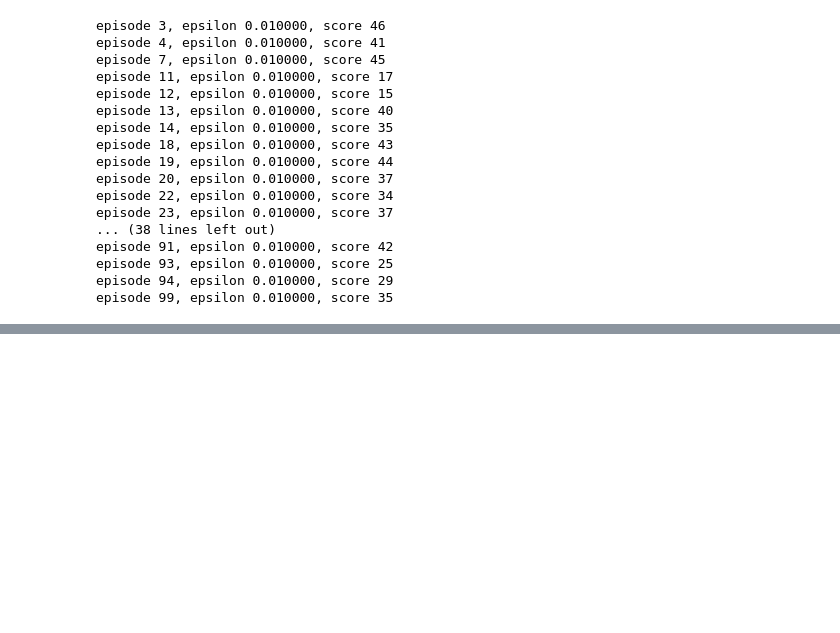
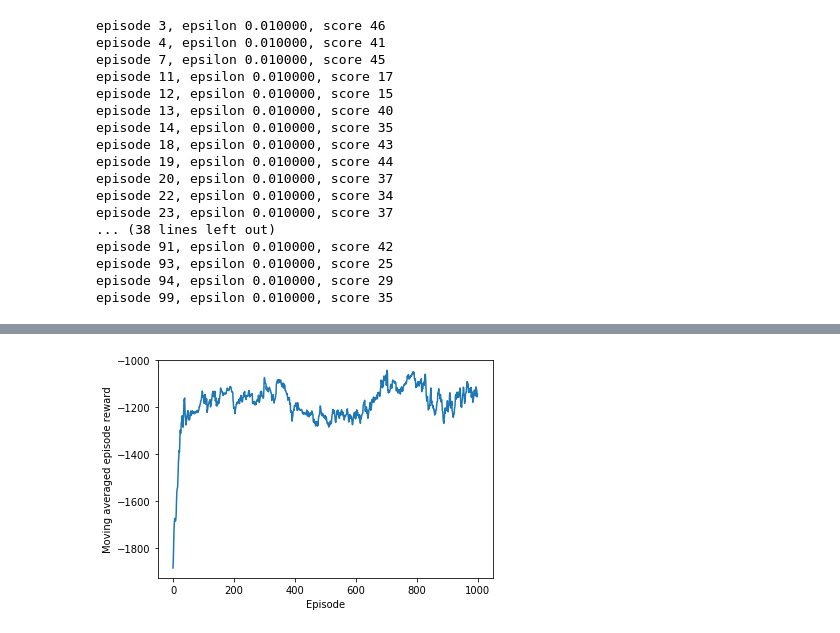
Before and after one commit to LouisYZK/dist, a Jupyter notebook: BaseLib/tf2_preview.ipynb, the cells around one changed output, grey strips where cells are left out. Saved outputs shown, nothing was run; the diff lists cells and outputs as text; code cells hidden in the pictures; blank space fills up the shorter version.

```diff
--- a/BaseLib/tf2_preview.ipynb
+++ b/BaseLib/tf2_preview.ipynb
@@ -498,0 +602,39 @@ plt.show()
+# %%
+all_ep_r = []
+ppo = PPO()
+for ep in range(EP_MAX):
+    s = env.reset()
+    buffer_s, buffer_a, buffer_r = [], [], []
+    ep_r = 0
+    for t in range(EP_LEN):    # in one episode
+#         s = env.render()
+        a = ppo.pi.choose_action(s)
+        s_, r, done, _ = env.step(a)
+        buffer_s.append(s)
+        buffer_a.append(a)
+        buffer_r.append((r+8)/8)    # normalize reward, find to be useful
+        s = s_
+        ep_r += r
+
+        # update ppo
+        if (t+1) % BATCH == 0 or t == EP_LEN-1:
+            v_s_ = ppo.critic_net(s).numpy().ravel()
+            discounted_r = []
+            for r in buffer_r[::-1]:
+                v_s_ = r + GAMMA * v_s_
+                discounted_r.append(v_s_)
+            discounted_r.reverse()
+
+            bs, ba, br = np.vstack(buffer_s), np.vstack(buffer_a), np.array(discounted_r)[:, np.newaxis]
+            buffer_s, buffer_a, buffer_r = [], [], []
+            ppo.update(bs, ba, br)
+    if ep == 0: all_ep_r.append(ep_r)
+    else: all_ep_r.append(all_ep_r[-1]*0.9 + ep_r*0.1)
+    print(
+        'Ep: %i' % ep,
+        "|Ep_r: %i" % ep_r,
+        ("|Lam: %.4f" % METHOD['lam']) if METHOD['name'] == 'kl_pen' else '',
+    )
+
+plt.plot(np.arange(len(all_ep_r)), all_ep_r)
+plt.xlabel('Episode');plt.ylabel('Moving averaged episode reward');plt.show()
@@ -498,0 +677,8 @@ plt.show()
+# %%
+import matplotlib.pyplot as plt
+A = np.array([[2, 1], [1, 2]])
+plt.plot(np.arange(len(all_ep_r)), all_ep_r)
+plt.xlabel('Episode');plt.ylabel('Moving averaged episode reward')
+plt.show()
+# %% [output]
+[figure, added]
```
Also changed, not shown: parts of 26 cells of this notebook, 4 other files.
